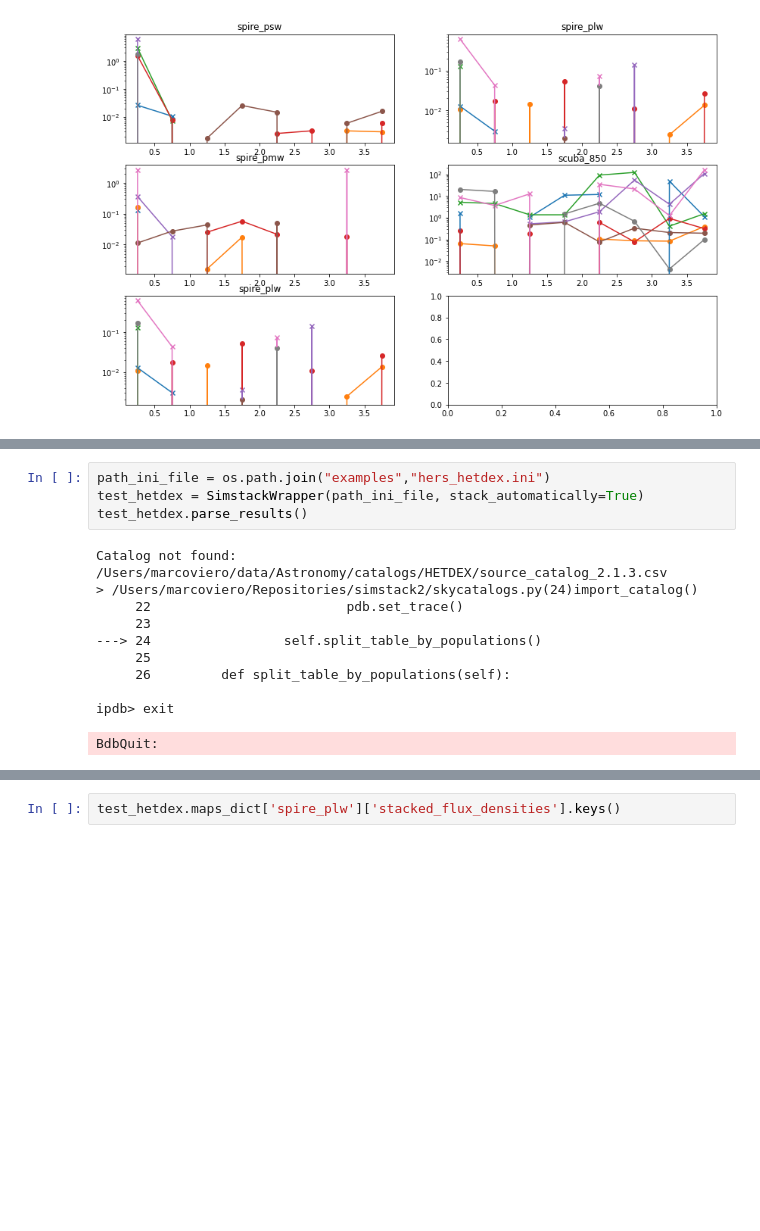
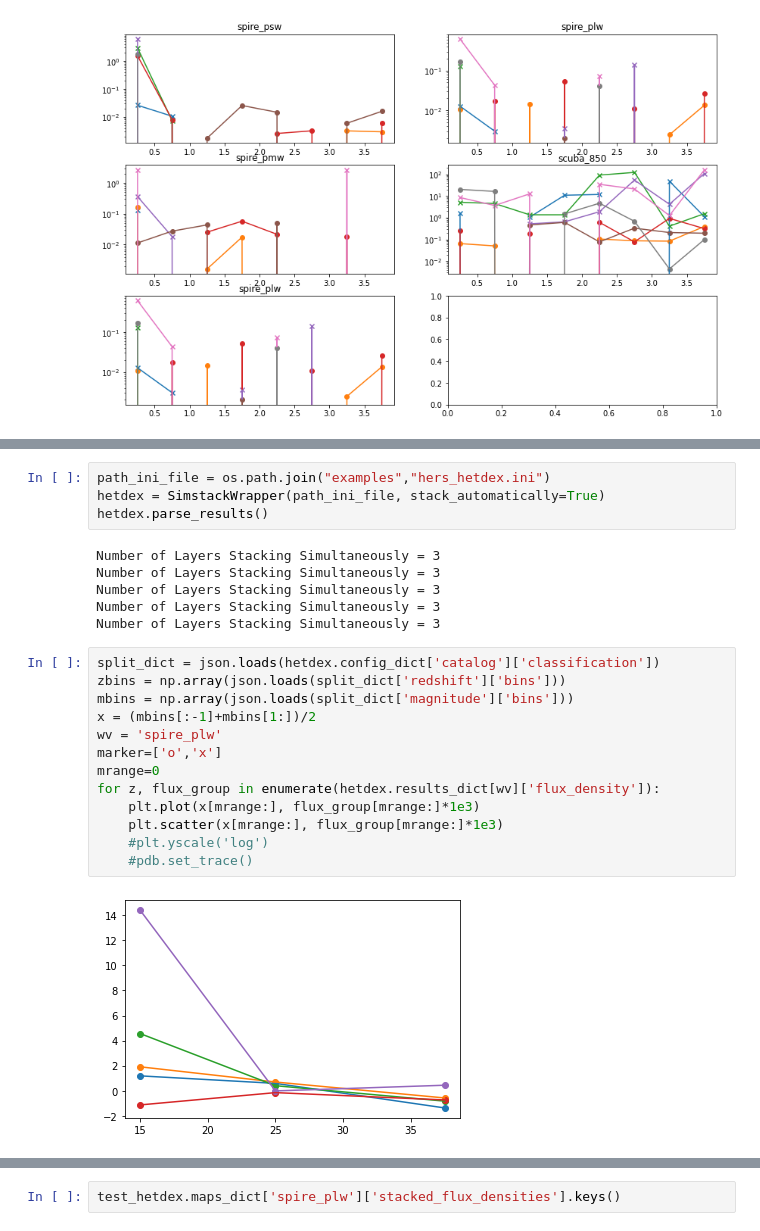
Before and after one commit to marcoviero/simstack2, a Jupyter notebook: example_simstack2.ipynb, the cells around one changed output, grey strips where cells are left out. Saved outputs shown, nothing was run; the diff lists cells and outputs as text; blank space fills up the shorter version.

```diff
--- a/example_simstack2.ipynb
+++ b/example_simstack2.ipynb
@@ -120,15 +195,25 @@ spire_plw
 # %%
 path_ini_file = os.path.join("examples","hers_hetdex.ini")
-test_hetdex = SimstackWrapper(path_ini_file, stack_automatically=True)
-test_hetdex.parse_results()
+hetdex = SimstackWrapper(path_ini_file, stack_automatically=True)
+hetdex.parse_results()
 # %% [output]
-Catalog not found: /Users/marcoviero/data/Astronomy/catalogs/HETDEX/source_catalog_2.1.3.csv
-> /Users/marcoviero/Repositories/simstack2/skycatalogs.py(24)import_catalog()
-     22                         pdb.set_trace()
-     23
----> 24                 self.split_table_by_populations()
-     25
-     26         def split_table_by_populations(self):
-
-ipdb> exit
+Number of Layers Stacking Simultaneously = 3
+Number of Layers Stacking Simultaneously = 3
+Number of Layers Stacking Simultaneously = 3
+Number of Layers Stacking Simultaneously = 3
+Number of Layers Stacking Simultaneously = 3
-BdbQuit:
+# %%
+split_dict = json.loads(hetdex.config_dict['catalog']['classification'])
+zbins = np.array(json.loads(split_dict['redshift']['bins']))
+mbins = np.array(json.loads(split_dict['magnitude']['bins']))
+x = (mbins[:-1]+mbins[1:])/2
+wv = 'spire_plw'
+marker=['o','x']
+mrange=0
+for z, flux_group in enumerate(hetdex.results_dict[wv]['flux_density']):
+    plt.plot(x[mrange:], flux_group[mrange:]*1e3)
+    plt.scatter(x[mrange:], flux_group[mrange:]*1e3)
+    #plt.yscale('log')
+    #pdb.set_trace()
+# %% [output]
+[figure, added]
```
Also changed, not shown: parts of 16 cells of this notebook, 7 other files.
